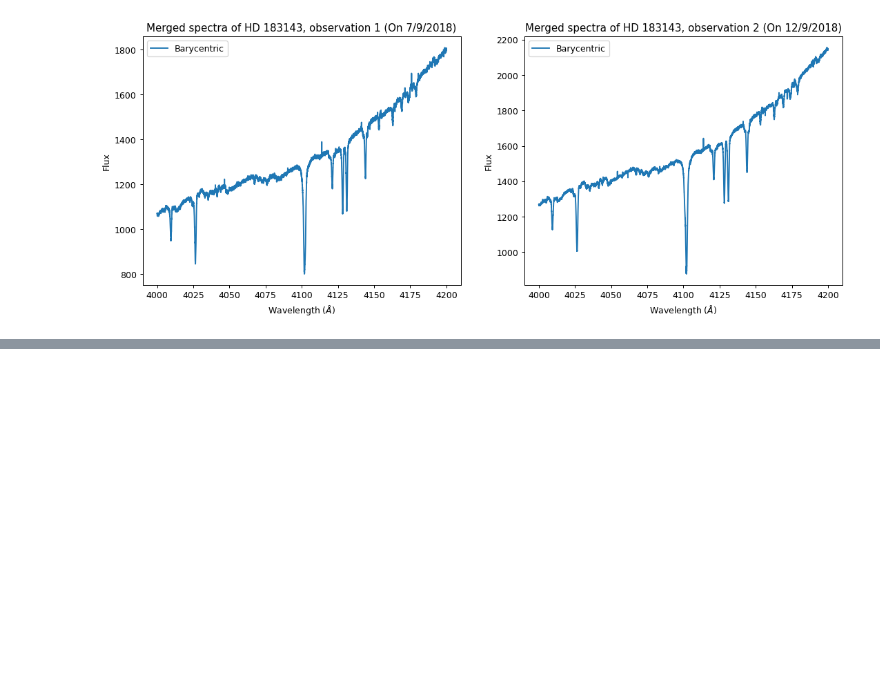
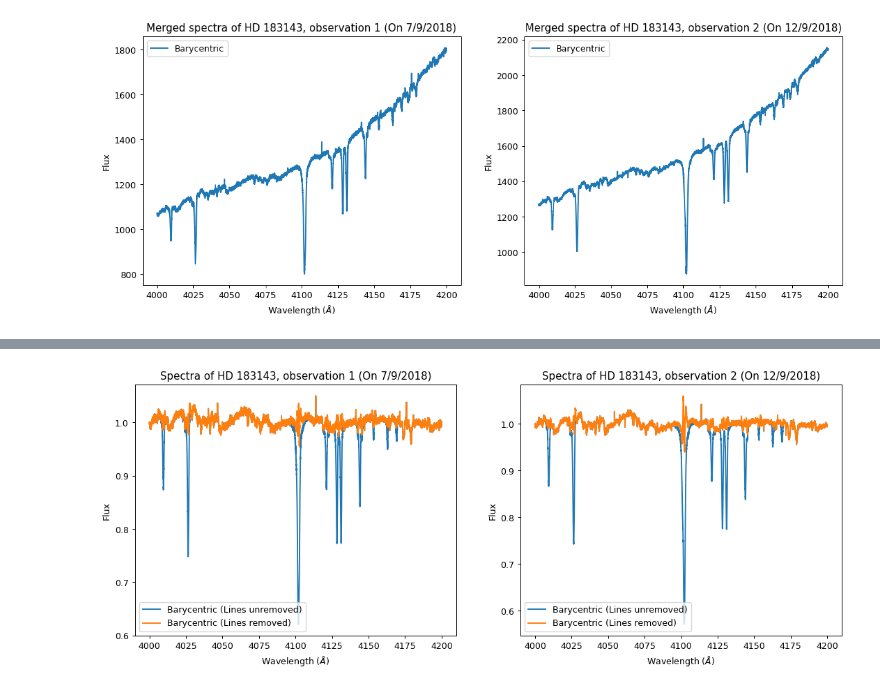
Before and after one commit to jancami/edibles, a Jupyter notebook: edibles/utils/Harshit/DataAccess1.ipynb, the cells around one changed output, grey strips where cells are left out. Cells and saved outputs as stored; diff of their text form; code cells hidden in the pictures; blank space fills up the shorter version.

```diff
--- a/edibles/utils/Harshit/DataAccess1.ipynb
+++ b/edibles/utils/Harshit/DataAccess1.ipynb
@@ -79,0 +165,50 @@ plt.subplots_adjust(hspace=0.3, wspace=0.2)
+# %%
+#removing the stellar lines from the spectrum
+#if on jupyter, just run this part
+
+#structure of array of all datasLineRem array (after stellar line removal is done) is as ->
+#[array of info of first observation,
+# array of info of second observation,
+# array of info of third observation,.....]
+#
+#where structure of array of info of a observation is as ->
+#[date of observation as a string, array of data of observation]
+#
+#where in the array of data of observation, first column is the wavelengths
+#and second column is the respective intensities (continuum and stellar line removed)
+
+datasLineRem = copy.deepcopy(datasContRem)
+
+ffig3, faxs3 = plt.subplots(-((-len(datasLineRem))//2), 2, figsize=(12,-5*((-len(datasLineRem))//2)))
+plt.tight_layout(rect=[0, 0.03, 1, 0.95])
+
+for it3 in range(len(datasLineRem)):
+    CF3 = ContinuumFitter(datasContRem[it3][1][:, 0], datasContRem[it3][1][:, 1])
+    wvs1 = CF3.SelectPoints(n=100, y_message = 'Select peak start and end points')[:, 0]
+    peakRanges = np.reshape(wvs1, (int(wvs1.size/2), 2))
+    for it4 in range(peakRanges.shape[0]):
+        yForFit1 = 1 - datasContRem[it3][1][np.logical_and(datasContRem[it3][1][:, 0] >= peakRanges[it4, 0], datasContRem[it3][1][:, 0] <= peakRanges[it4, 1]), 1]
+        xForFit1 = datasContRem[it3][1][np.logical_and(datasContRem[it3][1][:, 0] >= peakRanges[it4, 0], datasContRem[it3][1][:, 0] <= peakRanges[it4, 1]), 0]
+        mod1 = VoigtModel()
+        params1 = mod1.guess(yForFit1, x = xForFit1)
+        res1 = mod1.fit(yForFit1, params1, x = xForFit1)
+        datasLineRem[it3][1][np.logical_and(datasLineRem[it3][1][:, 0] >= peakRanges[it4, 0], datasLineRem[it3][1][:, 0] <= peakRanges[it4, 1]), 1] = (1 - yForFit1)/(1 - res1.best_fit)
+
+    if(len(datasLineRem) < 3):
+        desax3 = faxs3[it3]
+    else:
+        desax3 = faxs3[it3//2, it3 - 2 * (it3//2)]
+
+    desax3.plot(datasContRem[it3][1][:, 0], datasContRem[it3][1][:, 1], label="Barycentric (Lines unremoved)")
+    desax3.plot(datasLineRem[it3][1][:, 0], datasLineRem[it3][1][:, 1], label="Barycentric (Lines removed)")
+    tit3 = 'Spectra of ' + starName + ', observation ' + str(it3+1) + ' (On ' + datasLineRem[it3][0] + ')'
+    desax3.set_title(tit3)
+    desax3.set(xlabel = r'Wavelength ($\AA$)', ylabel = 'Flux')
+    desax3.legend()
+
+if not ((len(datasLineRem) - 2 * (len(datasLineRem)//2)) == 0):
+    ffig3.delaxes(faxs3[len(datasLineRem)//2, 1])
+
+plt.subplots_adjust(hspace=0.3, wspace=0.2)
+# %% [output]
+[figure, added]
```
Also changed, not shown: parts of 14 cells of this notebook, 3 other files.
